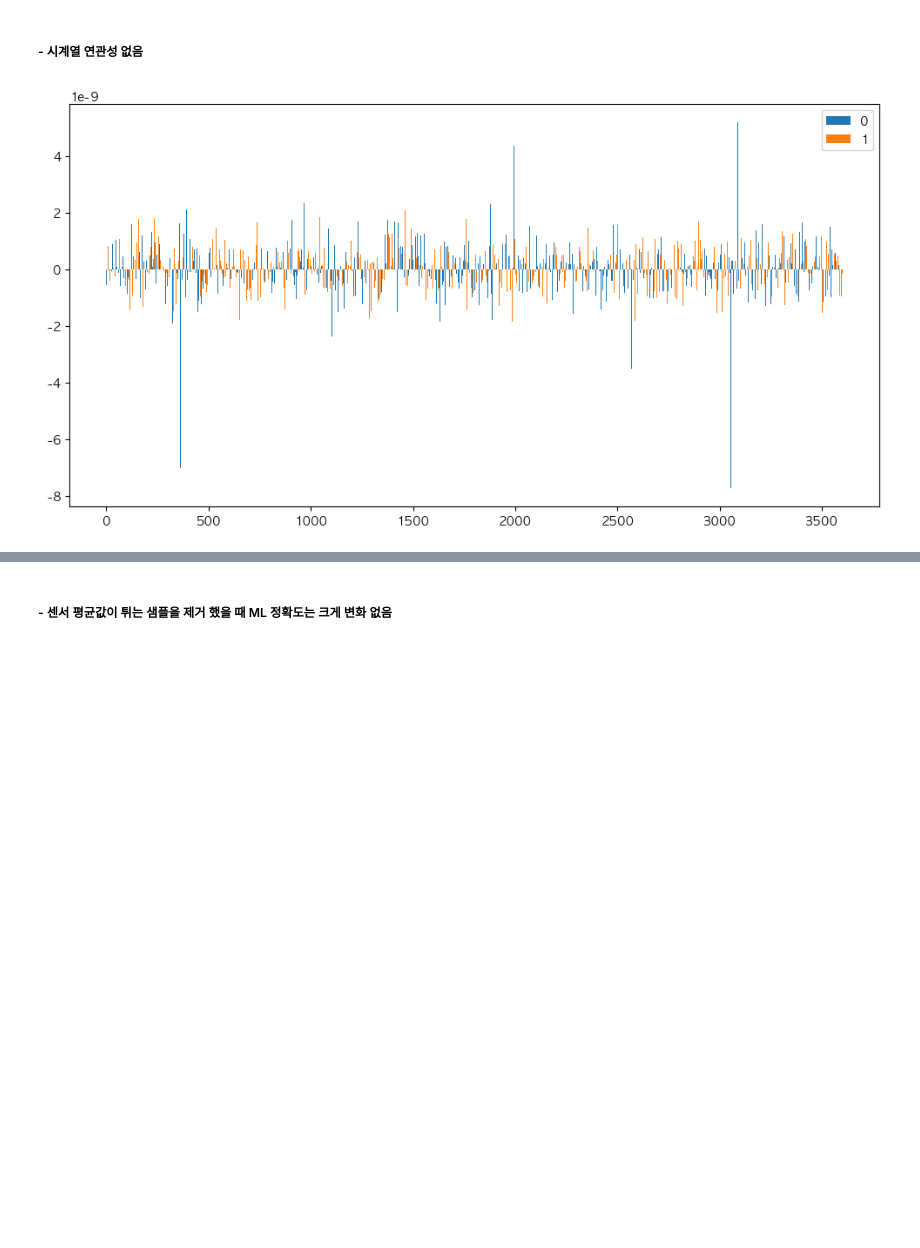
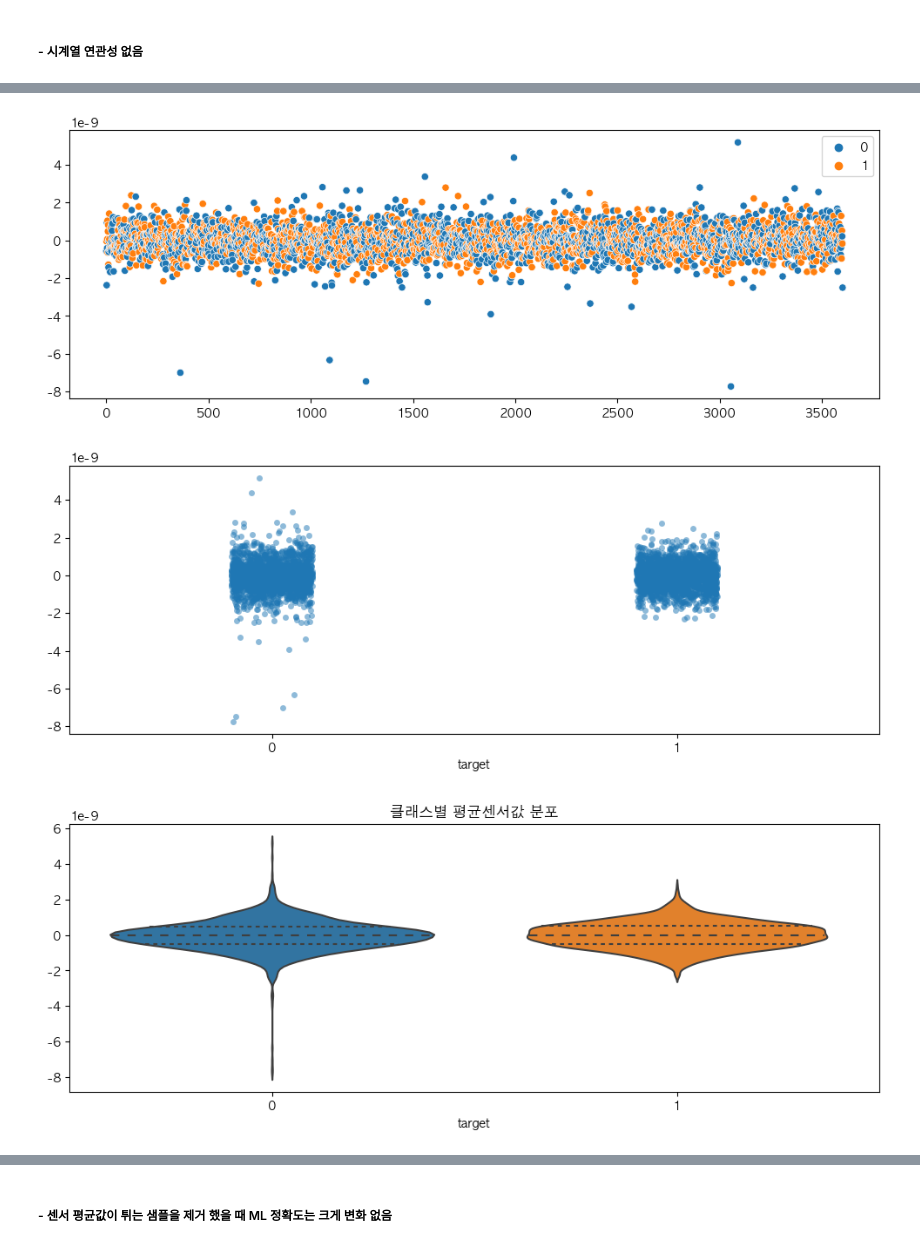
Before and after one commit to ParkSungHyon/smart_factory_2, a Jupyter notebook: Ford/ford2_local.ipynb, the cells around one changed output, grey strips where cells are left out. Drawn from its saved outputs; the diff is of its cells as text; code cells hidden in the pictures; blank space fills up the shorter version.

```diff
--- a/Ford/ford2_local.ipynb
+++ b/Ford/ford2_local.ipynb
@@ -518,12 +488,28 @@ train_df
 ##################################
 # 튀는값 제거 후 재학습
 ##################################
-# %%
-# 가로: 샘플, 세로: 전체 센서 값 평균(plot) - 그룹별(0,1)
-plt.figure(figsize=(12,6))
-plt.bar(train_0.index, train_0.iloc[:,:-1].mean(axis=1), label='0')
-plt.bar(train_1.index, train_1.iloc[:,:-1].mean(axis=1), label='1')
-plt.legend()
-plt.show()
-# %% [output]
-[figure, removed]
+# %%
+# 센서값 전체를 평균값 하나로 압축시켜서 시각화
+plt.figure(figsize=(12,4))
+plt.bar(train_0.index, train_0.iloc[:,:-1].mean(axis=1), label='0')
+plt.bar(train_1.index, train_1.iloc[:,:-1].mean(axis=1), label='1')
+plt.legend()
+
+# 센서값 전체를 평균값 하나로 압축시켜서 시각화
+plt.figure(figsize=(12,4))
+sns.scatterplot(x=train_df.index, y=train_df.iloc[:,:-1].mean(axis=1), hue=train_df.target)
+plt.legend()
+plt.show()
+
+# 주어진 코드를 stripplot으로 변경
+plt.figure(figsize=(12,4))
+sns.stripplot(data=train_df, x=train_df.target, y=train_df.iloc[:, :-1].mean(axis=1), jitter=True, marker='o', alpha=0.5)
+
+# 위 그래프를 violinplt 으로
+plt.figure(figsize=(12,4))
+sns.violinplot(x=train_df.target, y=train_df.iloc[:, :-1].mean(axis=1), inner="quart")
+
+plt.title('클래스별 평균센서값 분포')
+plt.xlabel('target')
+plt.show()
+# %% [output]
@@ -529,0 +517,3 @@ plt.show()
+[figure, added]
+[figure, added]
+[figure, added]
```
Also changed, not shown: parts of 37 cells of this notebook.
